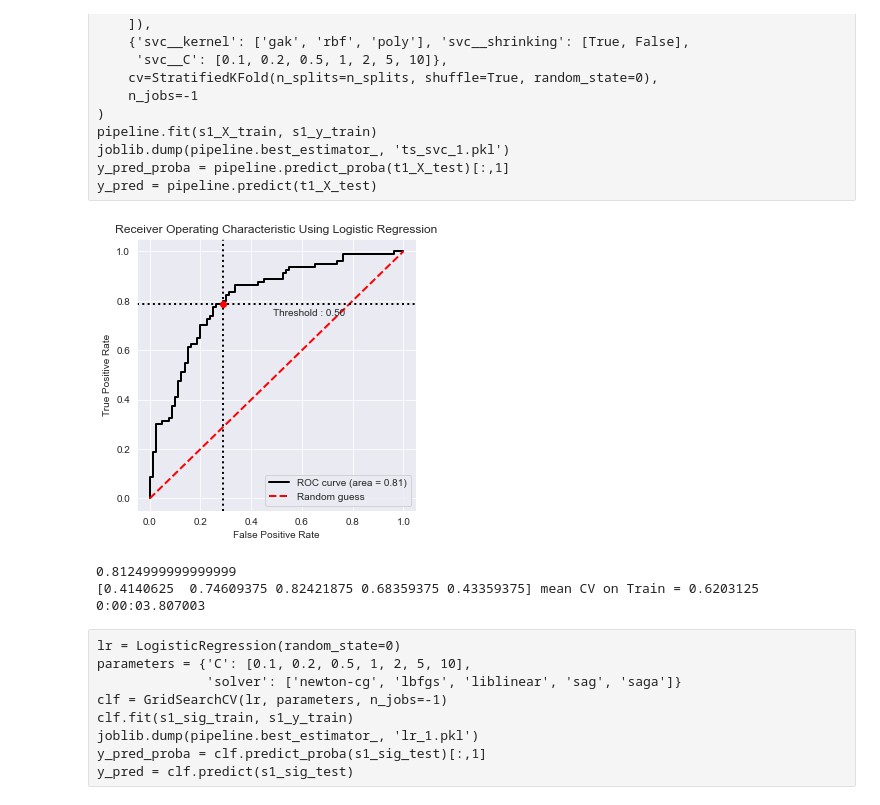
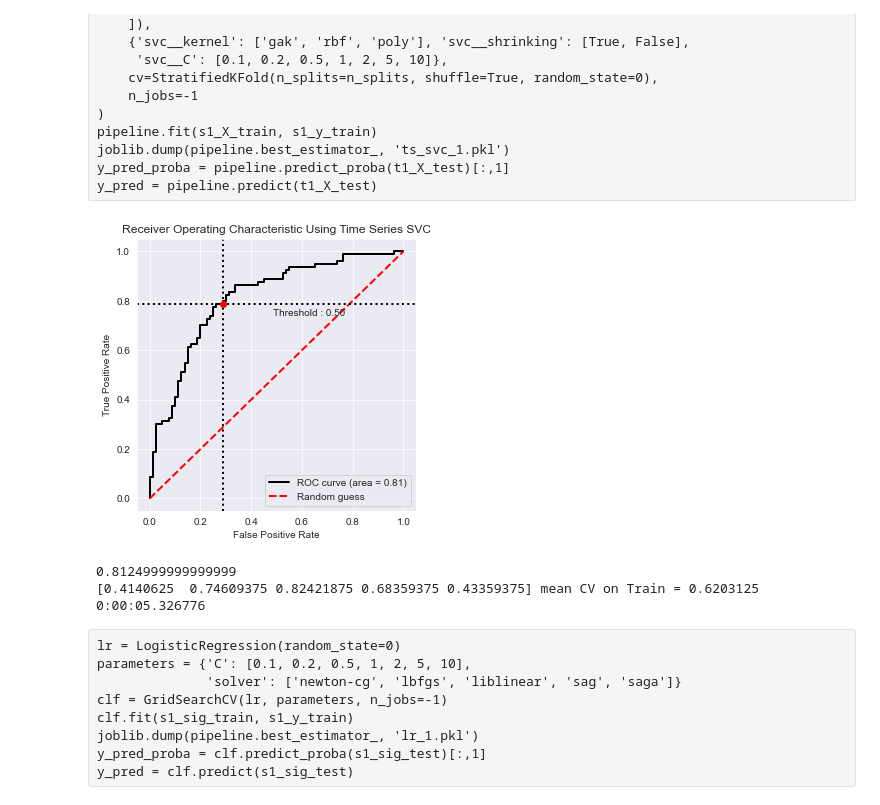
Before and after one commit to XiaoqiW09/M2R, a Jupyter notebook: Alcoholic EEG.ipynb, the cells around one changed output. Saved outputs shown, nothing was run; the diff lists cells and outputs as text; code cells hidden in the pictures.

```diff
--- a/Alcoholic EEG.ipynb
+++ b/Alcoholic EEG.ipynb
@@ -24,14 +24,3 @@ import joblib
 
 init_notebook_mode(connected=True) ## plotly init
 n_splits = 5
-# %%
-#data import
-filenames_list = os.listdir('SMNI_CMI_TRAIN/Train') ## list of file names in the directory
-EEG_data = pd.DataFrame({}) ## create an empty df that will hold data from each file
-print(len(filenames_list))
-for file_name in tqdm(filenames_list):
-    temp_df = pd.read_csv('SMNI_CMI_TRAIN/Train/' + file_name) ## read from the file to df
-    EEG_data = EEG_data.append(temp_df) ## add the file data to the main df
-
-EEG_data = EEG_data.drop(['Unnamed: 0'], axis=1) ## remove the unused column
-EEG_data.loc[EEG_data['matching condition'] == 'S2 nomatch,', 'matching condition'] =  'S2 nomatch' ## remove comma sign from stimulus name
@@ -236,28 +219,28 @@ y_pred = pipeline.predict(t1_X_test)
 # %%
 start = datetime.datetime.now()
 
 loaded_model = joblib.load(open('ts_svc_1.pkl', 'rb'))
 y_pred_proba = loaded_model.predict_proba(t1_X_test)[:,1]
 y_pred = loaded_model.predict(t1_X_test)
 cv_score = cross_val_score(loaded_model, s1_X_train, s1_y_train, scoring='roc_auc', n_jobs=-1)
 bc = BinaryClassification(t1_y_test, y_pred_proba, labels=["Class 0", "Class 1"])
 
 # Figures
 plt.figure(figsize=(5,5))
 bc.plot_roc_curve()
-plt.title("Receiver Operating Characteristic Using Logistic Regression")
+plt.title("Receiver Operating Characteristic Using Time Series SVC")
 plt.show()
 score = roc_auc_score(t1_y_test, y_pred_proba)
 
 end = datetime.datetime.now()
 print(score)
 print(cv_score, "mean CV on Train = " + str(cv_score.mean()))
 print(end-start)
 # %% [output]
-[figure, old version]
+[figure, new version]
 0.8124999999999999
 [0.4140625  0.74609375 0.82421875 0.68359375 0.43359375] mean CV on Train = 0.6203125
-0:00:03.807003
+0:00:05.326776
 # %%
 s1_sig_train_unscaled = sig.sig(s1_X_train, 2)
 s1_sig_test_unscaled = sig.sig(t1_X_test, 2)
```
Also changed, not shown: parts of 9 cells of this notebook, 2 other files.
